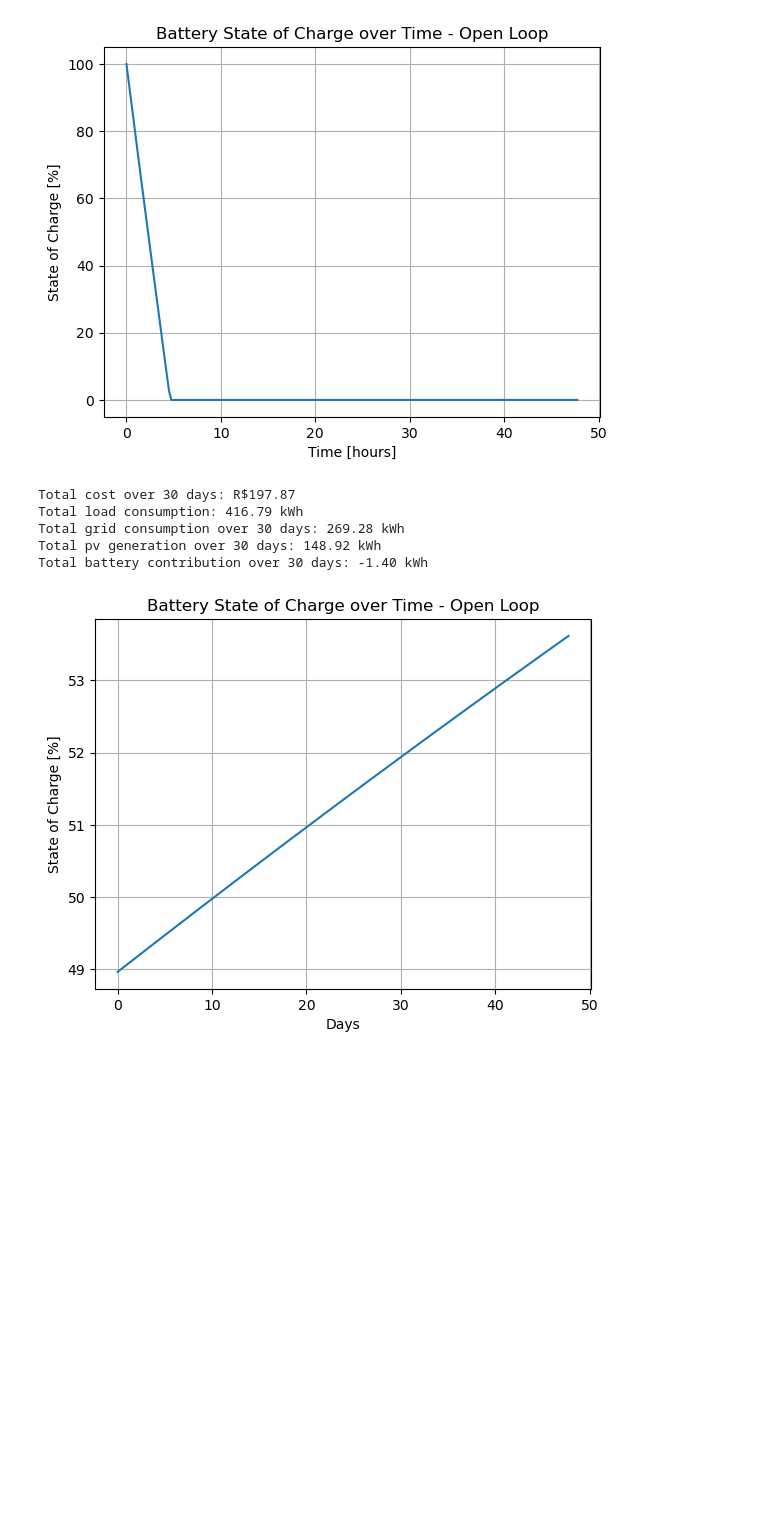
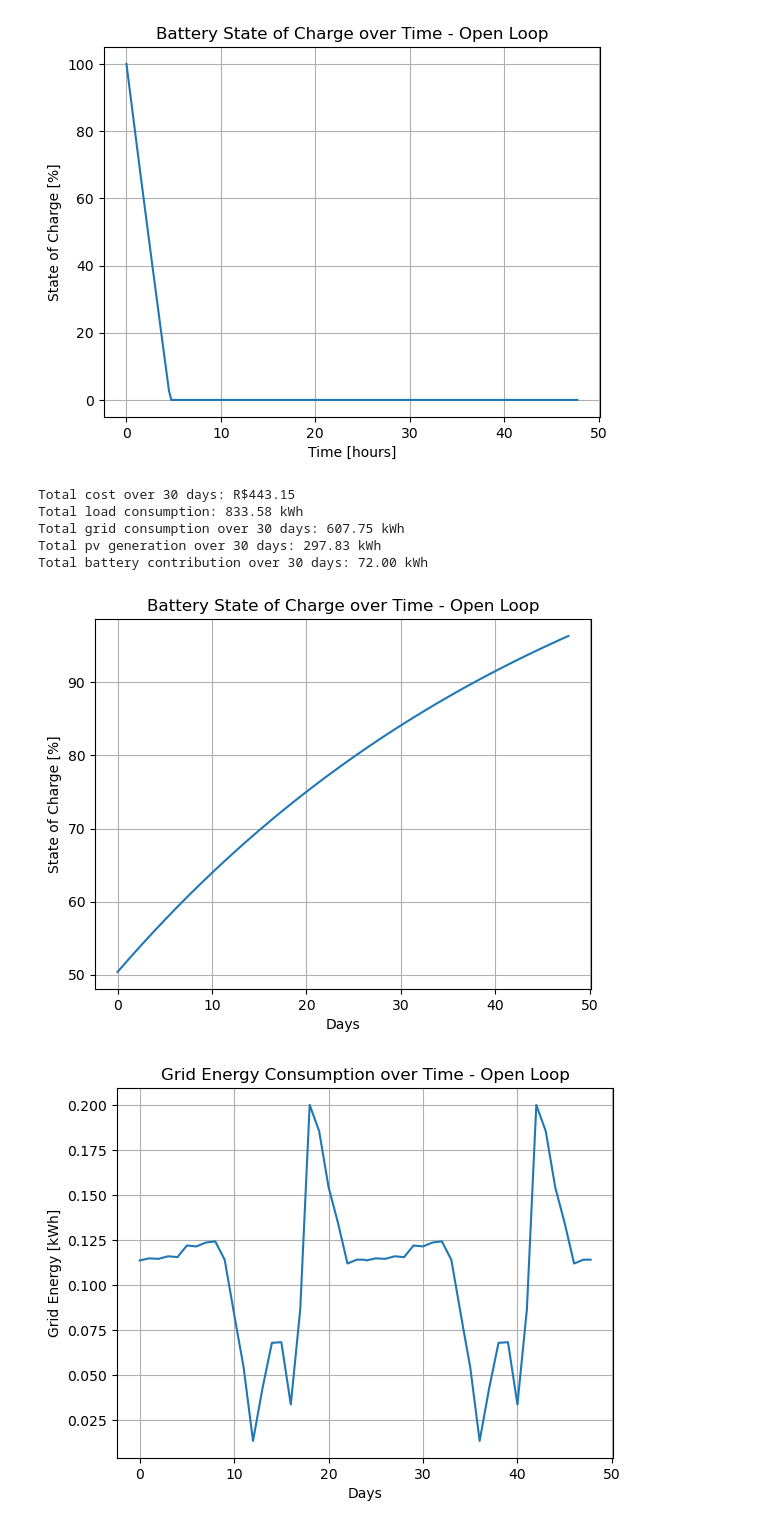
Before and after one commit to DaniloOrige/Microgrid_MPC_Simulation, a Jupyter notebook: dev/simulation.ipynb, the cells around one changed output. Cells and saved outputs as stored; diff of their text form; code cells hidden in the pictures; blank space fills up the shorter version.

```diff
--- a/dev/simulation.ipynb
+++ b/dev/simulation.ipynb
@@ -70,7 +84,7 @@ Battery 1 - Capacity: 2000 Wh, Charge Efficiency: 1, Discharge Efficiency: 1, In
 # Green flag: Off peak hours
 # Yellow flag: Mid-peak hours
 # Red flag: Peak hours
-# tariff price is a sum o TE + TUSD tarrifs, where TE is the energy tariff and TUSD is the distribution tariff.
+# tariff price is a sum o TE + TUSD tariffs, where TE is the energy tariff and TUSD is the distribution tariff.
 g_t =  0.59715/1000 # Green flag tariff [R$/kWh]
 y_t =  0.79279/1000 # Yellow flag tariff [R$/kWh]
 r_t =  1.17082/1000 # Red flag tariff [R$/kWh]
@@ -85,4 +99,5 @@ tariff_daily = np.hstack((
 ))
 
 tariff_sim = np.hstack((tariff_daily, tariff_daily))  # Tariff for the whole simulation (2 days) [R$/kWh]
+tariff_sim = np.hstack((tariff_sim, tariff_sim))  # Tariff for the whole simulation (4 days) [R$/kWh]
 # %%
@@ -156,10 +169,8 @@ E_bat  = 0.0  # Wh
 
 for k in range(Nsim):
 
-    bat1.SoC, E_grid, E_curt, cost, P_bat = step_microgrid_open_loop(
-    SoC = bat1.SoC, P_load = load_profile[k], P_pv = pv_profile[k], tariff = tariff_sim[k],
-    K_ch = K_ch, K_dis = K_dis, ch_bat = ch_bat[0], dt = dt, eta = ch_bat[0], P_bat = -100)
-
+    bat1.SoC, E_grid, E_curt, cost, P_bat = bat1.step_open_loop(
+    SoC = bat1.SoC, P_load = load_profile[k], P_pv = pv_profile[k], tariff = tariff_sim[k], dt = dt, P_bat = 50)
 
     E_grid_vec[k] = E_grid
     cost_vec[k]   = cost
@@ -170,41 +181,52 @@ for k in range(Nsim):
     E_load += load_profile[k] * (dt) # Convert to Wh
     E_pv   += pv_profile[k] * (dt)
     E_bat  += P_bat * (dt)
 
 
 cost_total = float(np.sum(cost_vec))       # R$
 grid_total = np.sum(E_grid_vec)/1000.0
 load_total = E_load/1000.0
 pv_total   = E_pv/1000.0
 bat_total  = E_bat/1000.0
 curt_total = np.sum(E_curt_vec)/1000.0
 
 
 # print(f'Total cost over {t_sim} hours: R${cost_total:.2f}')
 # print(f'Total load consumption: {load_total:.2f} kWh')
 # print(f'Total grid consumption over {t_sim} hours: {grid_total:.2f} kWh')
 # print(f'Total pv generation over {t_sim} hours: {pv_total:.2f} kWh')
 # print(f'Total battery contribution over {t_sim} hours: {bat_total:.2f} kWh')
 
-print(f'Total cost over 30 days: R${cost_total*15:.2f}')
-print(f'Total load consumption: {load_total*15:.2f} kWh')
-print(f'Total grid consumption over 30 days: {grid_total*15:.2f} kWh')
-print(f'Total pv generation over 30 days: {pv_total*15:.2f} kWh')
-print(f'Total battery contribution over 30 days: {bat_total*15:.2f} kWh')
+print(f'Total cost over 30 days: R${cost_total*30:.2f}')
+print(f'Total load consumption: {load_total*30:.2f} kWh')
+print(f'Total grid consumption over 30 days: {grid_total*30:.2f} kWh')
+print(f'Total pv generation over 30 days: {pv_total*30:.2f} kWh')
+print(f'Total battery contribution over 30 days: {bat_total*30:.2f} kWh')
 
 
 
 plt.figure()
 plt.plot(np.arange(0, t_sim, dt), SoC_vec)
 plt.title('Battery State of Charge over Time - Open Loop')
 plt.xlabel('Days')
 plt.ylabel('State of Charge [%]')
 plt.grid()
 plt.show()
+
+
+
+plt.figure()
+plt.plot(np.arange(0, t_sim, dt), E_grid_vec/1000.0)
+plt.title('Grid Energy Consumption over Time - Open Loop')
+plt.xlabel('Days')
+plt.ylabel('Grid Energy [kWh]')
+plt.grid()
+plt.show()
 # %% [output]
-Total cost over 30 days: R$197.87
-Total load consumption: 416.79 kWh
-Total grid consumption over 30 days: 269.28 kWh
-Total pv generation over 30 days: 148.92 kWh
-Total battery contribution over 30 days: -1.40 kWh
+Total cost over 30 days: R$443.15
+Total load consumption: 833.58 kWh
+Total grid consumption over 30 days: 607.75 kWh
+Total pv generation over 30 days: 297.83 kWh
+Total battery contribution over 30 days: 72.00 kWh
-[figure, old version]
+[figure, new version]
+[figure, added]
```
Also changed, not shown: parts of 11 cells of this notebook, 1 other file.
